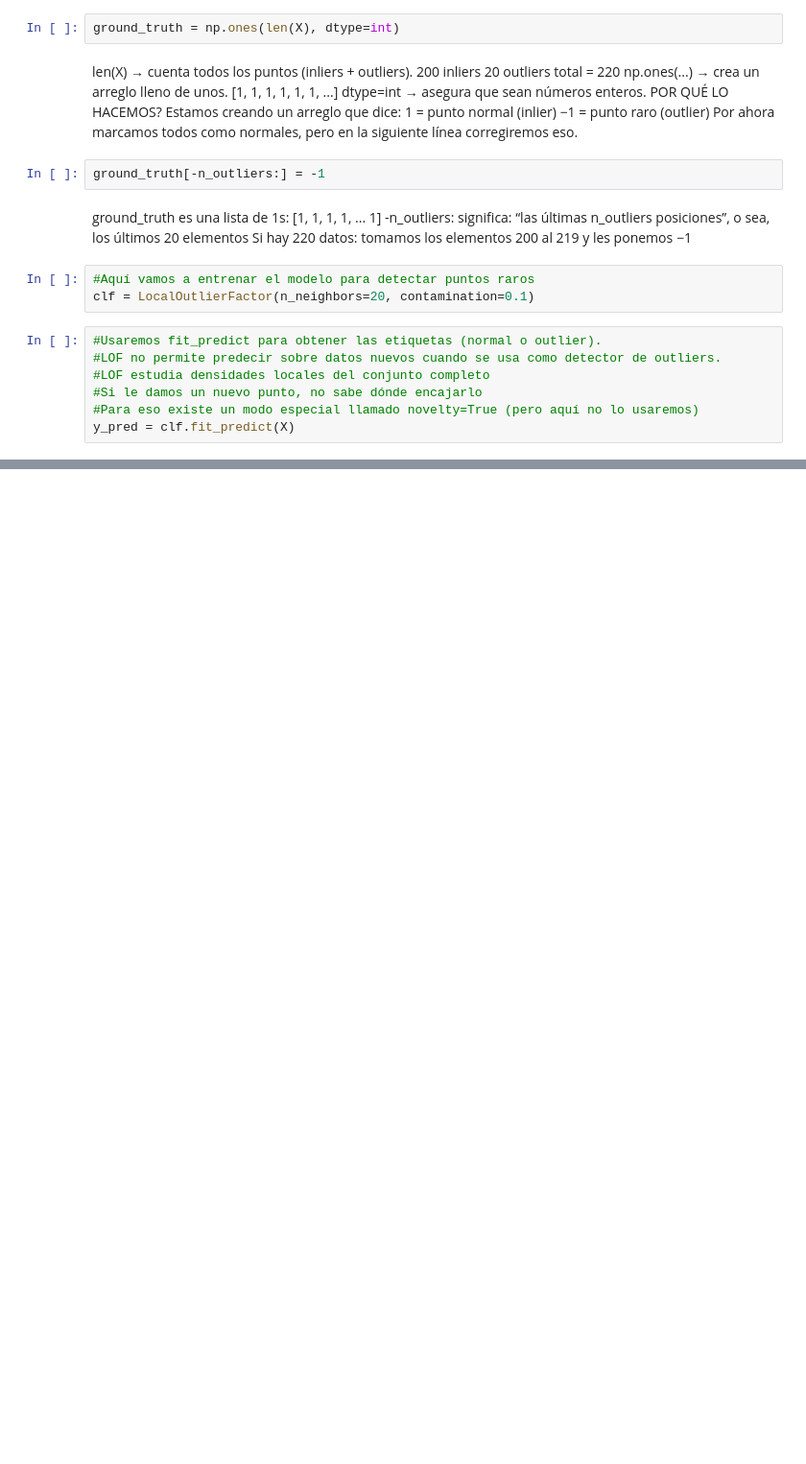
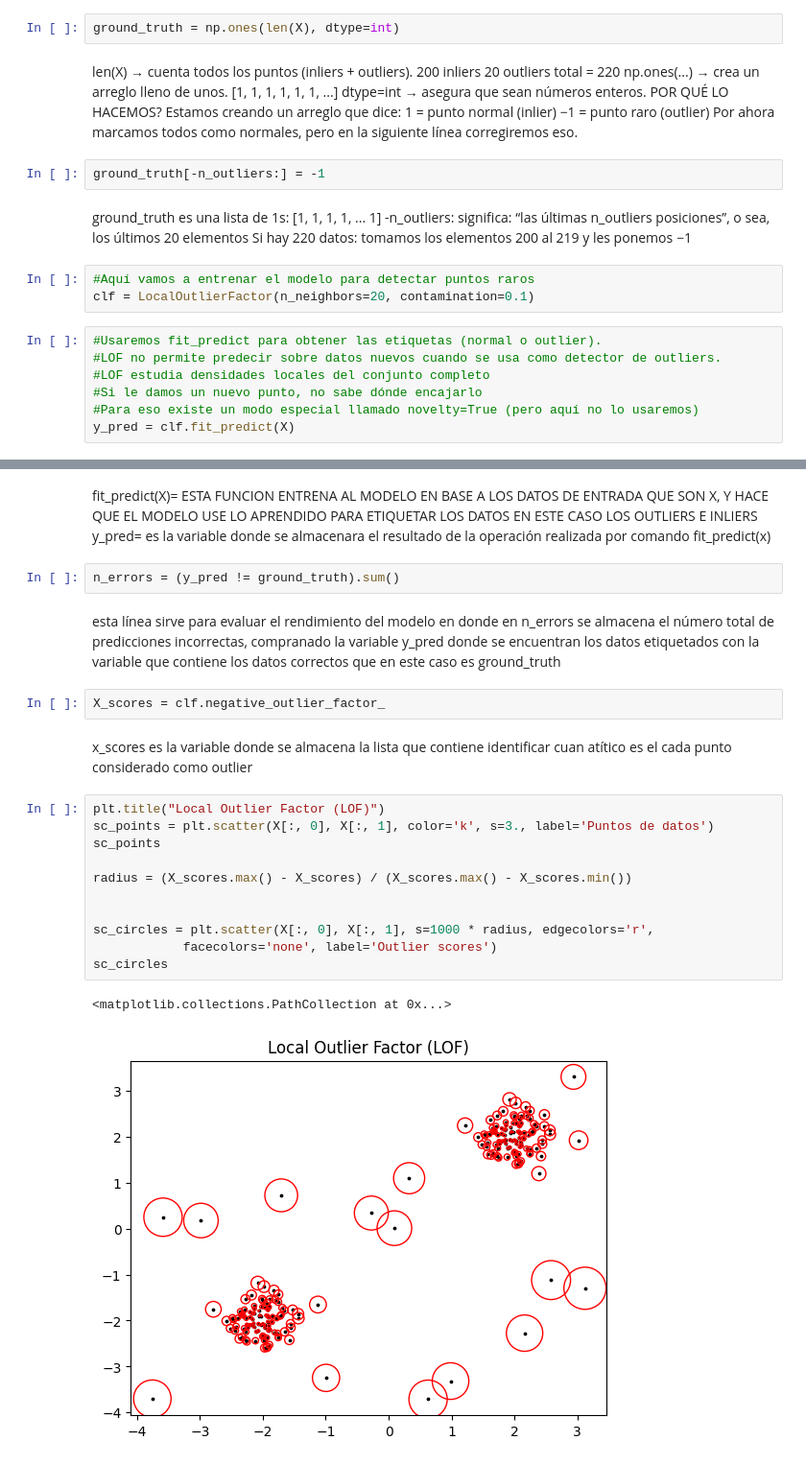
Before and after one commit to brgd862807/Evaluacion-formativa-2, a Jupyter notebook: outliers.ipynb, the cells around one changed output, grey strips where cells are left out. Shown: that part at 96% size. Drawn from its saved outputs; the diff is of its cells as text; blank space fills up the shorter version.

```diff
--- a/outliers.ipynb
+++ b/outliers.ipynb
@@ -126,0 +132,25 @@ y_pred = clf.fit_predict(X)
+# %% [markdown]
+fit_predict(X)= ESTA FUNCION ENTRENA AL MODELO EN BASE A LOS DATOS DE ENTRADA QUE SON X, Y HACE QUE EL MODELO USE LO APRENDIDO PARA ETIQUETAR LOS DATOS EN ESTE CASO LOS OUTLIERS E INLIERS
+y_pred= es la variable donde se almacenara el resultado de la operación realizada por comando fit_predict(x)
+# %%
+n_errors = (y_pred != ground_truth).sum()
+# %% [markdown]
+esta línea sirve para evaluar el rendimiento del modelo en donde en n_errors se almacena el número total de predicciones incorrectas, compranado la variable y_pred donde se encuentran los datos etiquetados con la variable que contiene los datos correctos que en este caso es ground_truth
+# %%
+X_scores = clf.negative_outlier_factor_
+# %% [markdown]
+x_scores es la variable donde se almacena  la lista que contiene identificar cuan atítico es el cada punto considerado como outlier
+# %%
+plt.title("Local Outlier Factor (LOF)")
+sc_points = plt.scatter(X[:, 0], X[:, 1], color='k', s=3., label='Puntos de datos')
+sc_points
+
+radius = (X_scores.max() - X_scores) / (X_scores.max() - X_scores.min())
+
+
+sc_circles = plt.scatter(X[:, 0], X[:, 1], s=1000 * radius, edgecolors='r',
+            facecolors='none', label='Outlier scores')
+sc_circles
+# %% [output]
+<matplotlib.collections.PathCollection at 0x...>
+[figure, added]
```
Also changed, not shown: parts of 4 cells of this notebook.
